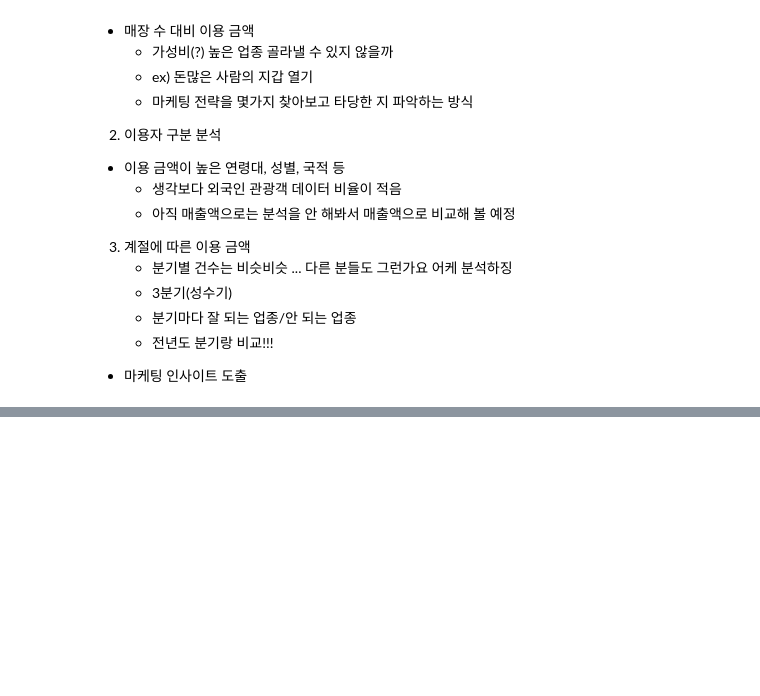
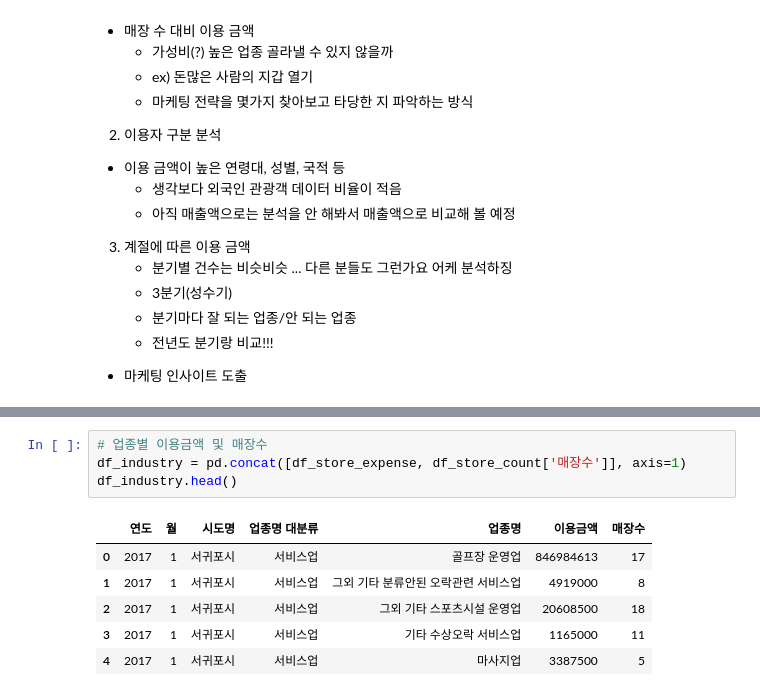
Before and after one commit to HayeonKimm/Tourist_Consumption_Analysis, a Jupyter notebook: code/2_analysis/제주_예비창업자를_위한_업종별_카드_매출과_매장수_데이터_분석(수진).ipynb, the cells around one changed output, grey strips where cells are left out. Drawn from its saved outputs; the diff is of its cells as text; blank space fills up the shorter version.

```diff
--- a/code/2_analysis/제주_예비창업자를_위한_업종별_카드_매출과_매장수_데이터_분석(수진).ipynb
+++ b/code/2_analysis/제주_예비창업자를_위한_업종별_카드_매출과_매장수_데이터_분석(수진).ipynb
@@ -77,0 +106,11 @@ groupby사용해서 데이터프레임 서브셋 여러 개 만들어서 봐야
+# %%
+# 업종별 이용금액 및 매장수
+df_industry = pd.concat([df_store_expense, df_store_count['매장수']], axis=1)
+df_industry.head()
+# %% [output]
+|  | 연도 | 월 | 시도명 | 업종명 대분류 | 업종명 | 이용금액 | 매장수 |
+| 0 | 2017 | 1 | 서귀포시 | 서비스업 | 골프장 운영업 | 846984613 | 17 |
+| 1 | 2017 | 1 | 서귀포시 | 서비스업 | 그외 기타 분류안된 오락관련 서비스업 | 4919000 | 8 |
+| 2 | 2017 | 1 | 서귀포시 | 서비스업 | 그외 기타 스포츠시설 운영업 | 20608500 | 18 |
+| 3 | 2017 | 1 | 서귀포시 | 서비스업 | 기타 수상오락 서비스업 | 1165000 | 11 |
+| 4 | 2017 | 1 | 서귀포시 | 서비스업 | 마사지업 | 3387500 | 5 |
```
Also changed, not shown: parts of 16 cells of this notebook, 1 other file.
